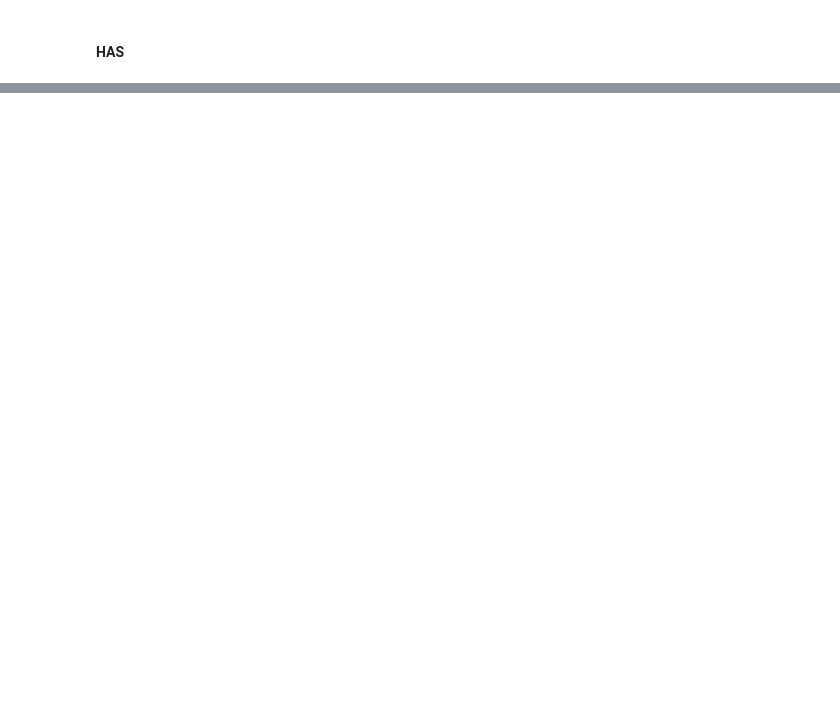
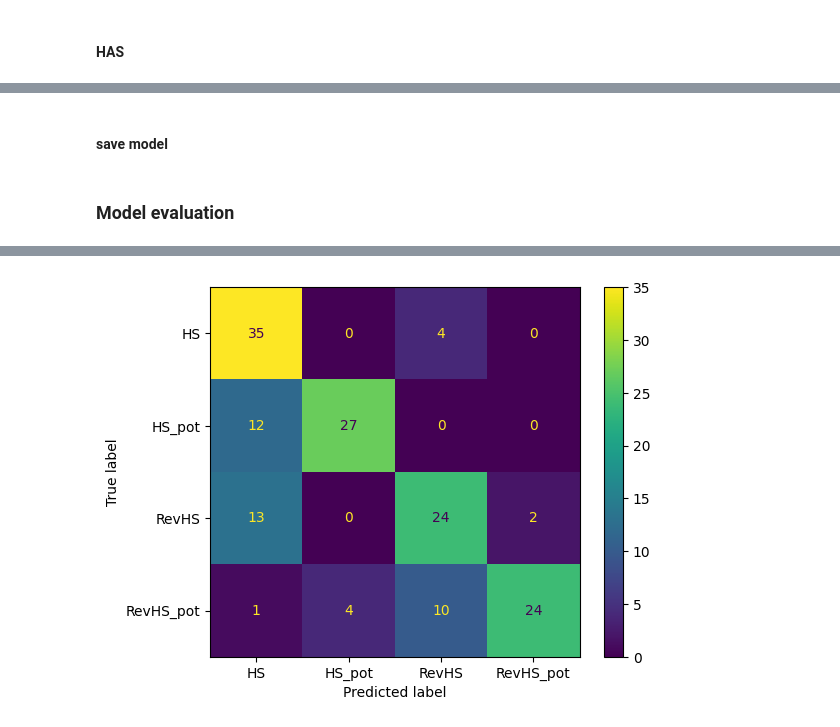
Before and after one commit to carloshsalvador/wds23s4_fibu_chartformation, a Jupyter notebook: (main).ipynb, the cells around one changed output, grey strips where cells are left out. Cells and saved outputs as stored; diff of their text form; code cells hidden in the pictures; blank space fills up the shorter version.

Commit message:
intense change! update full analysis CNN 1D based on generated .npy files and modeling with tensorflow

```diff
--- a/(main).ipynb
+++ b/(main).ipynb
@@ -597,0 +844,7 @@ Processing pattern: HeadAndShoulderPotential
+# %%
+# input shape and number of classes
+input_shape = (cnn1d_target_len, 1)  # 1 means single channel (univariate time series x price). If it was OLHC data, it would be (cnn1d_target_len, 4) for Open, Low, High, Close.
+num_classes = len(np.unique(y_train))  # number of unique labels
+
+print(input_shape)
+print(num_classes)
@@ -597,0 +906,19 @@ Processing pattern: HeadAndShoulderPotential
+# %%
+# early breacking setting to avoid overfitting
+# This callback will stop training when a monitored metric has stopped improving.
+# ... no improvements after 5 epochs.
+
+early_stop = EarlyStopping(
+    monitor='val_loss',
+    patience=5,
+    restore_best_weights=True
+)
+# %%
+history = model.fit(
+    X_train, y_train,
+    validation_data=(X_val, y_val),
+    epochs=100,
+    batch_size=32, # X_train / batch_siez ~ 39!.. for this reason 39/39 batch size
+    callbacks=[early_stop],
+    verbose=1
+)
@@ -597,0 +943,2 @@ Processing pattern: HeadAndShoulderPotential
+# %% [markdown]
+#### save model
@@ -597,0 +952,14 @@ Processing pattern: HeadAndShoulderPotential
+# %% [markdown]
+### Model evaluation
+# %%
+from sklearn.metrics import confusion_matrix, ConfusionMatrixDisplay
+y_pred_test = model.predict(X_test)
+y_pred_classes = np.argmax(y_pred_test, axis=1)
+model_confmatrix = confusion_matrix(y_test, y_pred_classes)
+ConfusionMatrixDisplay.from_predictions(y_test, y_pred_classes, display_labels=label_map.values())
+
+
+model_confmatrix_df = pd.DataFrame(model_confmatrix, index=list(label_map.values()), columns=list(label_map.values()))
+
+model_confmatrix_df.to_csv("aaatemp/models/chartformation_cnn1d_v1_confusion_matrix.csv")
+# %% [output]
@@ -597,0 +967 @@ Processing pattern: HeadAndShoulderPotential
+[figure, added]
```
Also changed, not shown: parts of 56 cells of this notebook, 2 other files.
